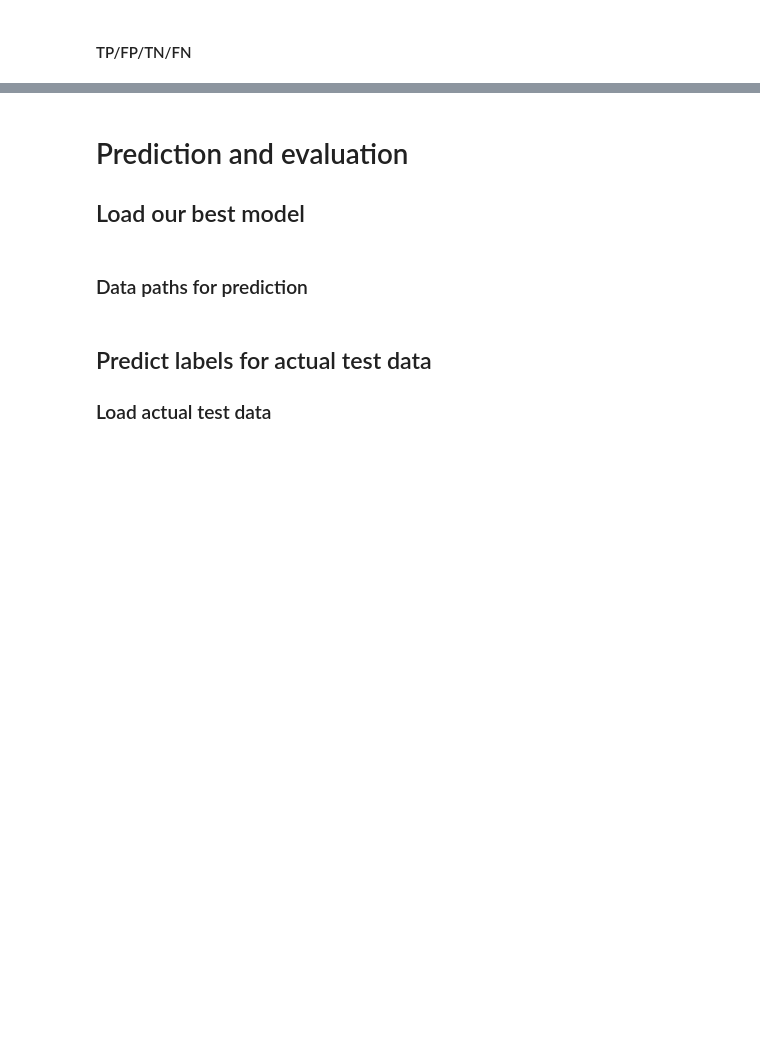
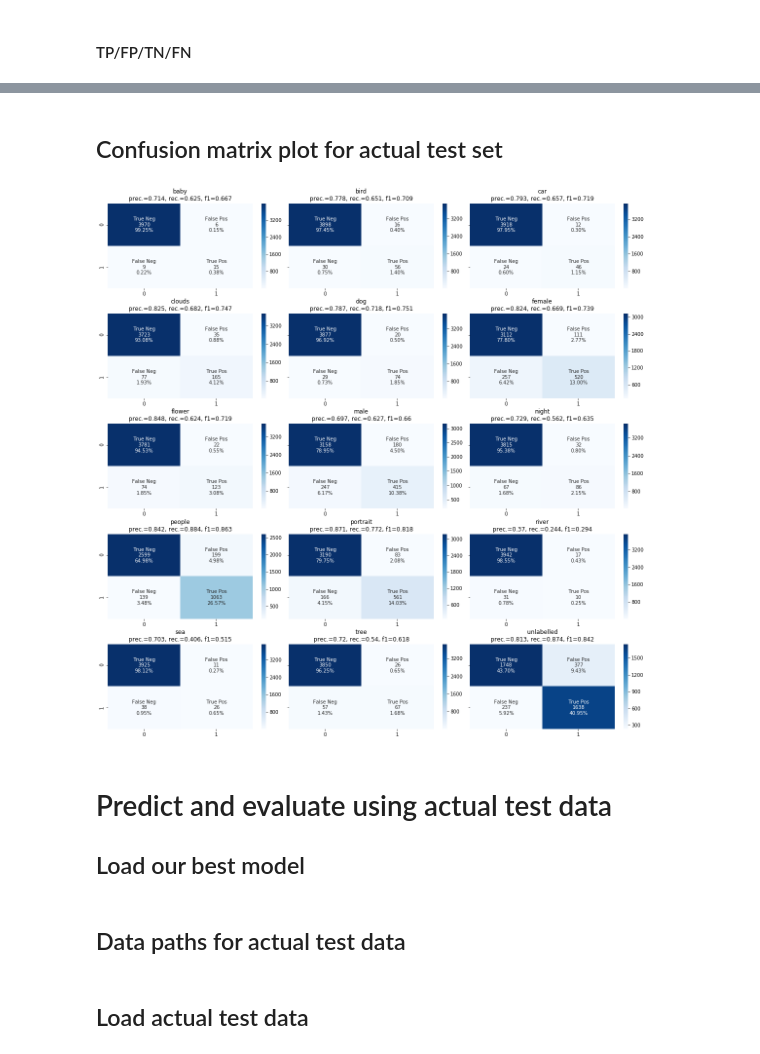
Before and after one commit to ikanher/the-three-caballeros, a Jupyter notebook: notebooks/11_transfer_learn_and_testset_evaluation.ipynb, the cells around one changed output, grey strips where cells are left out. Saved outputs shown, nothing was run; the diff lists cells and outputs as text; code cells hidden in the pictures; blank space fills up the shorter version.

```diff
--- a/notebooks/11_transfer_learn_and_testset_evaluation.ipynb
+++ b/notebooks/11_transfer_learn_and_testset_evaluation.ipynb
@@ -819,6 +843,7 @@ if False:
 # %%
 if False:
     model = resnet34(pretrained=True).to(device)
+    model_name = 'resnet34'
 
     for layer in model.children():
         layer.requires_grad = False
@@ -827,6 +852,7 @@ if False:
 # %%
 if False:
     model = resnet50(pretrained=True).to(device)
+    model_name = 'resnet50'
 
     for layer in model.children():
         layer.requires_grad = False
@@ -835,14 +861,16 @@ if False:
 # %%
 if False:
     model = resnet101(pretrained=True).to(device)
+    model_name = 'resnet101'
 
     for layer in model.children():
         layer.requires_grad = False
 
     model.fc = nn.Linear(2048, 14).to(device)
 # %%
-if False:
+if True:
     model = resnet152(pretrained=True).to(device)
+    model_name = 'resnet152'
 
     for layer in model.children():
         layer.requires_grad = False
@@ -979,5 +1087,29 @@ if visualize_tpfptnfn:
+# %% [markdown]
+## Confusion matrix plot for actual test set
+# %%
+# Save confusion matrix plot
+labels = [k for k, v in get_class_map().items()] + ['unlabelled']
+
+#tn, fp, fn, tp = 3750, 157, 21, 72
+#y_true_no = [0]*tn + [0]*fp + [1]*fn + [1]*tp
+#y_pred_no = [0]*tn + [1]*fp + [0]*fn + [1]*tp
+
+# images and predictions that have no labels
+y_true_no = (np.sum(y_true, axis=1) == 0).astype(int)
+y_pred_no = (np.sum(y_pred, axis=1) == 0).astype(int)
+
+# confusion matrix and scores for non-labelled images
+cm, score = get_prediction_metrics(y_true_no, y_pred_no)
+
+visualize_confusion_matrix(y_true, y_pred, labels, f'../data/results_test_confusion_matrix.png',
+                           no_label_cn=cm, no_label_score=score)
+
+# Show confusion matrix plot
+IPython_Image(filename=f'../data/results_test_confusion_matrix.png', width=1000)
+# %% [output]
+[figure, added]
 # %% [markdown]
-# Prediction and evaluation
+# Predict and evaluate using actual test data
 
 ## Load our best model
 # %%
@@ -985,13 +1117,11 @@ if visualize_tpfptnfn:
 # %% [markdown]
-### Data paths for prediction
+## Data paths for actual test data
 # %%
 #DATA_PATH2 = '../test_data'
 DATA_PATH2 = '../data'
 IMAGE_PATH2 = f'{DATA_PATH2}/images'
 LABEL_PATH2 = f'{DATA_PATH2}/annotations'
 # %% [markdown]
-## Predict labels for actual test data
-
-### Load actual test data
+## Load actual test data
 # %%
 # Load actual testset
```
Also changed, not shown: parts of 37 cells of this notebook.
